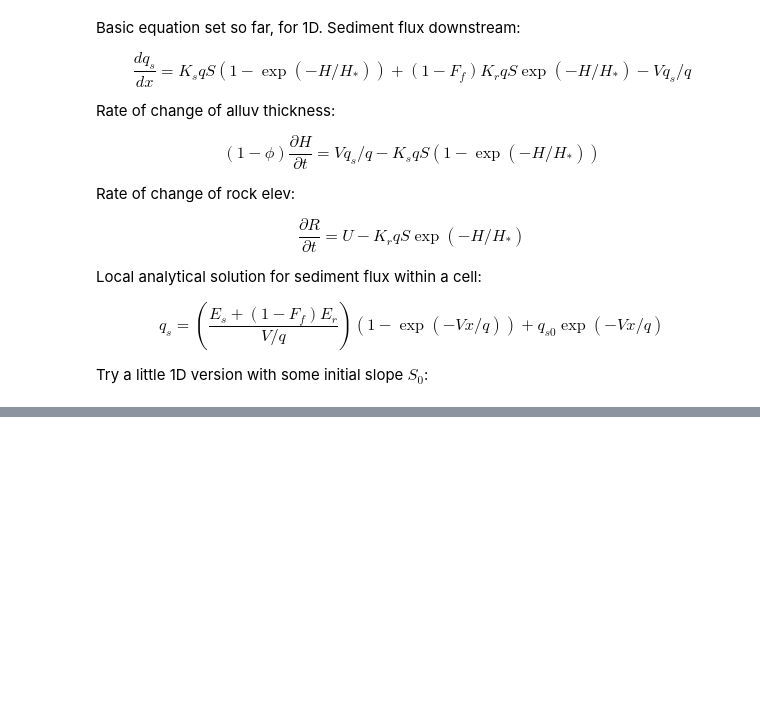
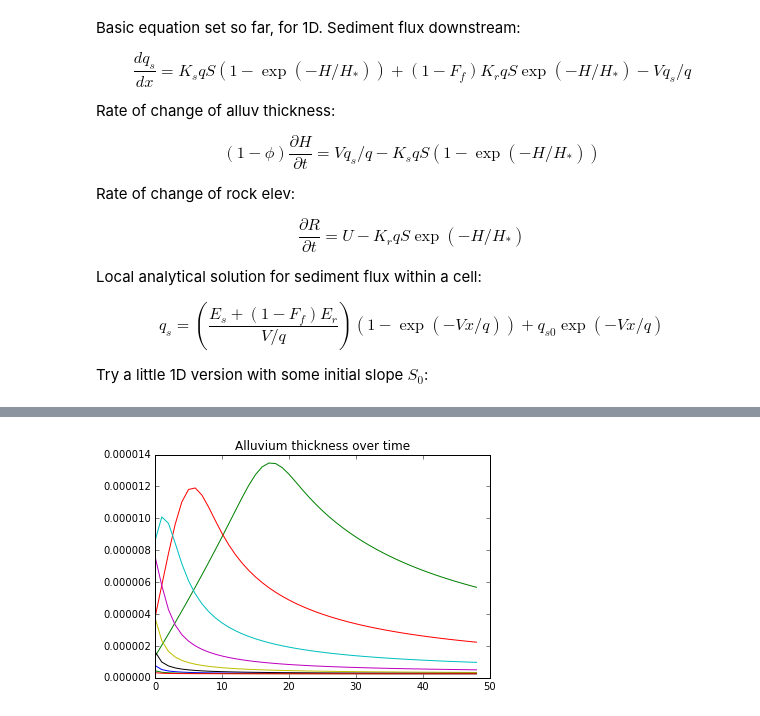
Before and after one commit to gregtucker/fluvial_erosion_theory, a Jupyter notebook: Local_analytical_solution_H.ipynb, the cells around one changed output, grey strips where cells are left out. Drawn from its saved outputs; the diff is of its cells as text; code cells hidden in the pictures; blank space fills up the shorter version.

Commit message:
Add files via upload
calculate qs or H first?

```diff
--- a/Local_analytical_solution_H.ipynb
+++ b/Local_analytical_solution_H.ipynb
@@ -93,0 +153,31 @@ num_time_steps
+# %%
+%matplotlib inline
+
+for i in range(num_time_steps):
+    # calculate slope
+    S = (z[upper] - z[1:]) / dx
+
+    # calculate Es and Er using H from previous time step?
+    Es = Ks * q[upper] * S * (1.0 - np.exp(-H[upper] / Hstar))
+
+    Er = Kr * q[upper] * S * np.exp(-H[upper] / Hstar)
+
+    for j in range (num_nodes - 1):
+        # calculate H from qs of previous time step
+        # log is natural log
+        H[j] = Hstar * np.log(((V * qs[j] * Kr)/(U * q[j] * Ks))+1)
+
+        # calculate qs using the H that was just found?
+        qs[j] = (((Es[j]) + (1-Ff) * Er[j]) / Voverq[j]) * (1.0 - np.exp(-dx * Voverq[j])) + (qs_in[j] * np.exp(-dx * Voverq[j]))
+        qs_in[j+1] = qs[j]
+
+    # not doing an analytical solution for R (?)
+    R[upper] += dt * (U - Kr * q[upper] * S * (np.exp(-H[upper] / Hstar)))
+
+    if i % 50 == 0:
+        plt.plot(H[:-1])
+        plt.title('Alluvium thickness over time')
+
+    z = R + H
+# %% [output]
+[figure, added]
```
Also changed, not shown: parts of 11 cells of this notebook.
